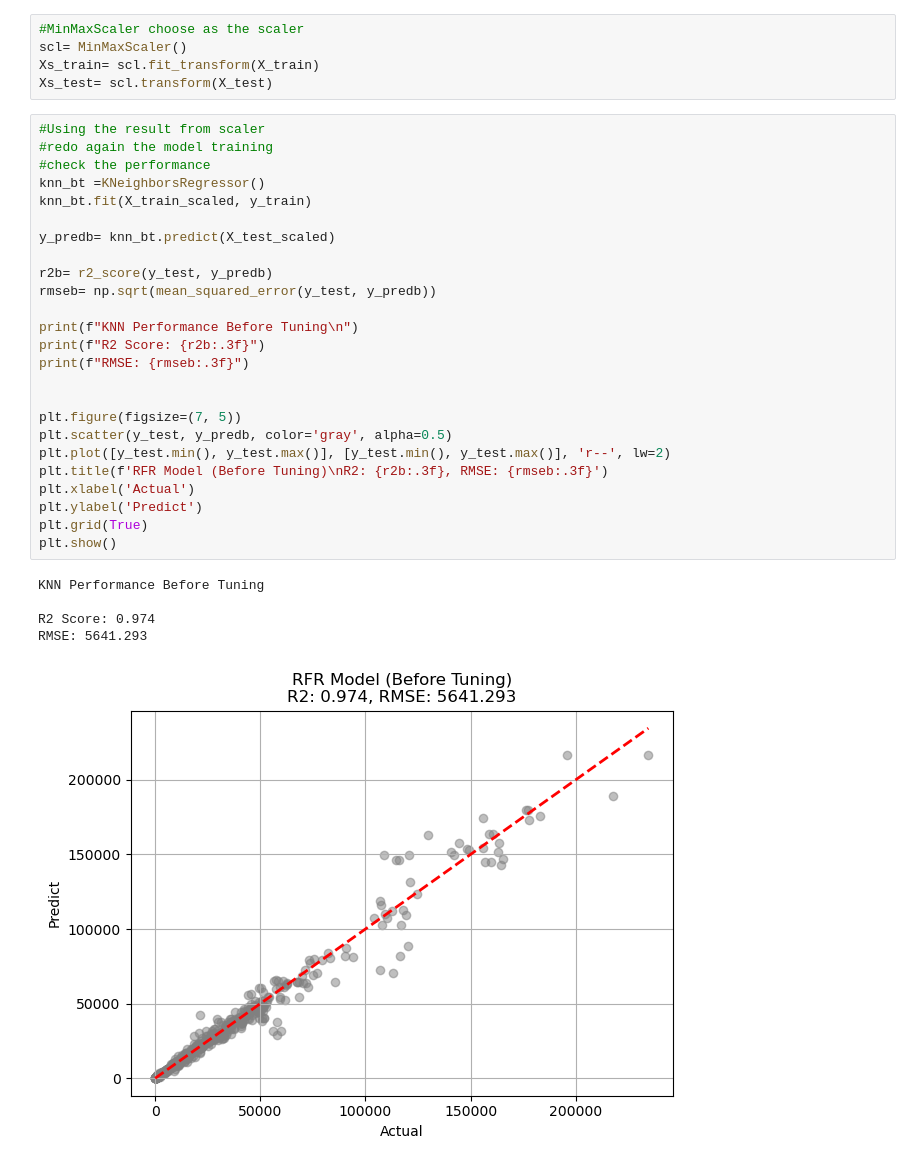
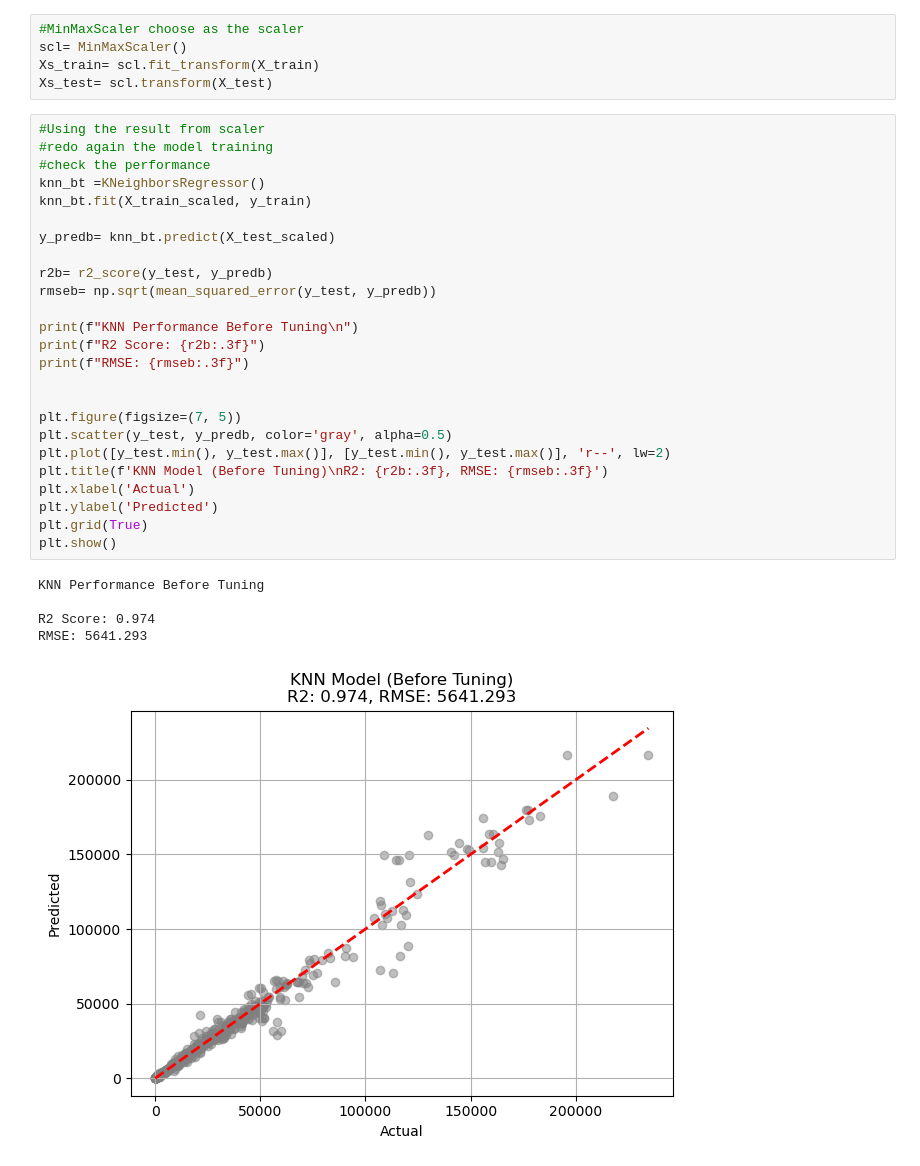
Before and after one commit to alvin0401lo/Energy_consumption_prediction_using_Machine_Learning, a Jupyter notebook: ML_assignment.ipynb, the cells around one changed output. Saved outputs shown, nothing was run; the diff lists cells and outputs as text.

```diff
--- a/ML_assignment.ipynb
+++ b/ML_assignment.ipynb
@@ -311,34 +311,34 @@ Xs_test= scl.transform(X_test)
 # %%
 #Using the result from scaler
 #redo again the model training
 #check the performance
 knn_bt =KNeighborsRegressor()
 knn_bt.fit(X_train_scaled, y_train)
 
 y_predb= knn_bt.predict(X_test_scaled)
 
 r2b= r2_score(y_test, y_predb)
 rmseb= np.sqrt(mean_squared_error(y_test, y_predb))
 
 print(f"KNN Performance Before Tuning\n")
 print(f"R2 Score: {r2b:.3f}")
 print(f"RMSE: {rmseb:.3f}")
 
 
 plt.figure(figsize=(7, 5))
 plt.scatter(y_test, y_predb, color='gray', alpha=0.5)
 plt.plot([y_test.min(), y_test.max()], [y_test.min(), y_test.max()], 'r--', lw=2)
-plt.title(f'RFR Model (Before Tuning)\nR2: {r2b:.3f}, RMSE: {rmseb:.3f}')
+plt.title(f'KNN Model (Before Tuning)\nR2: {r2b:.3f}, RMSE: {rmseb:.3f}')
 plt.xlabel('Actual')
-plt.ylabel('Predict')
+plt.ylabel('Predicted')
 plt.grid(True)
 plt.show()
 # %% [output]
 KNN Performance Before Tuning
 
 R2 Score: 0.974
 RMSE: 5641.293
-[figure, old version]
+[figure, new version]
 # %%
 #hyperparameter tuning using for loop
 #by changing the range in k and type of weight
```
Also changed, not shown: parts of 8 cells of this notebook.
